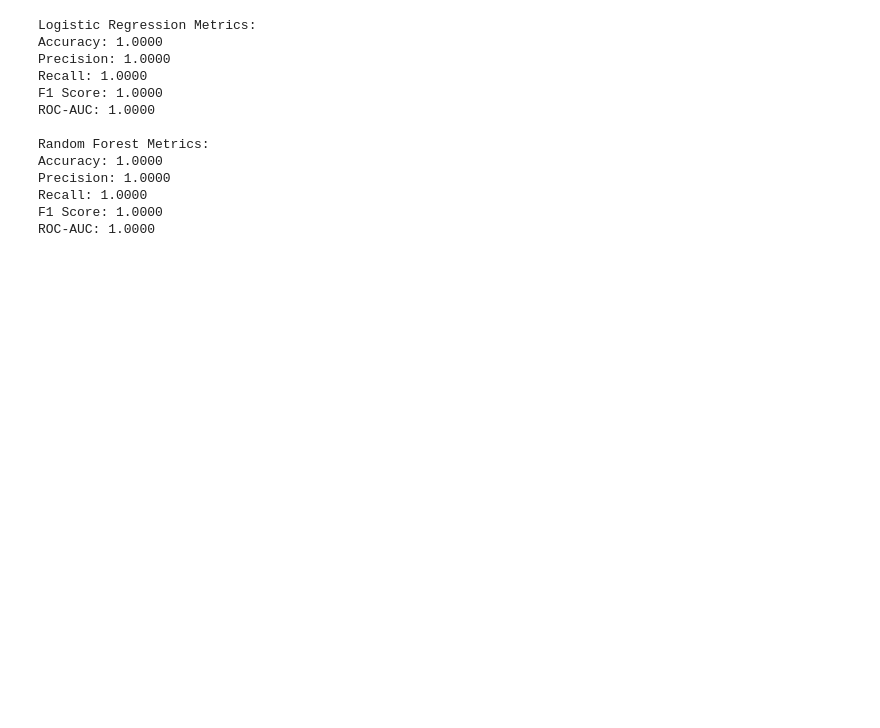
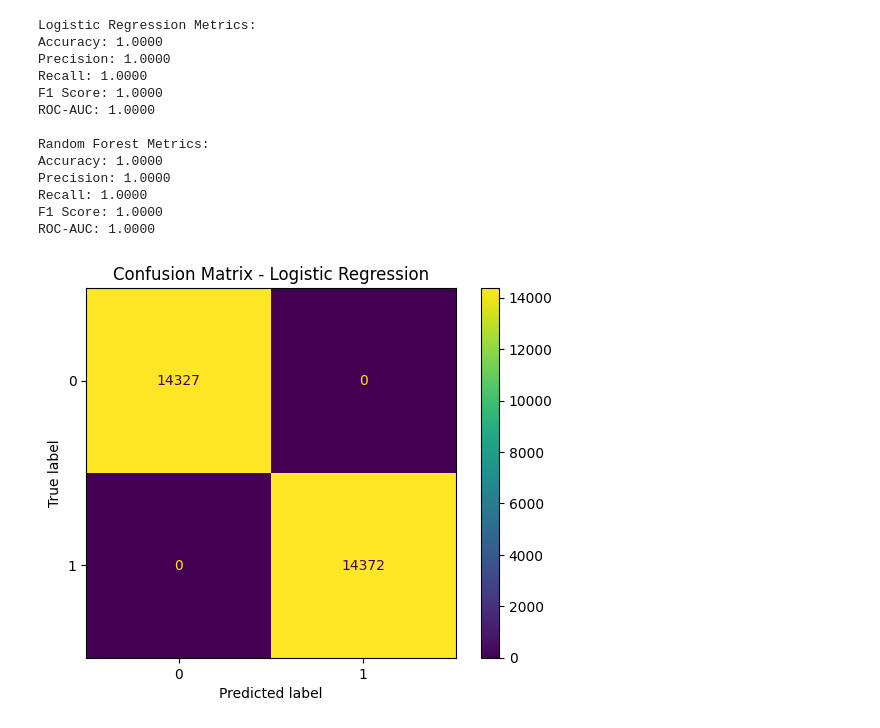
Before and after one commit to Birkity/-Credit-Scoring-Model, a Jupyter notebook: notebooks/task_2.ipynb, the cells around one changed output. Saved outputs shown, nothing was run; the diff lists cells and outputs as text; code cells hidden in the pictures; blank space fills up the shorter version.

Commit message:
Confusion Matrix - Logistic Regression

```diff
--- a/notebooks/task_2.ipynb
+++ b/notebooks/task_2.ipynb
@@ -547,3 +547,12 @@ Precision: 1.0000
 Recall: 1.0000
 F1 Score: 1.0000
 ROC-AUC: 1.0000
+# %%
+from sklearn.metrics import confusion_matrix, ConfusionMatrixDisplay, roc_curve, RocCurveDisplay
+import matplotlib.pyplot as plt
+cm_log_reg = confusion_matrix(y_test, y_pred_log_reg)
+ConfusionMatrixDisplay(cm_log_reg).plot()
+plt.title("Confusion Matrix - Logistic Regression")
+plt.show()
+# %% [output]
+[figure, added]
```
